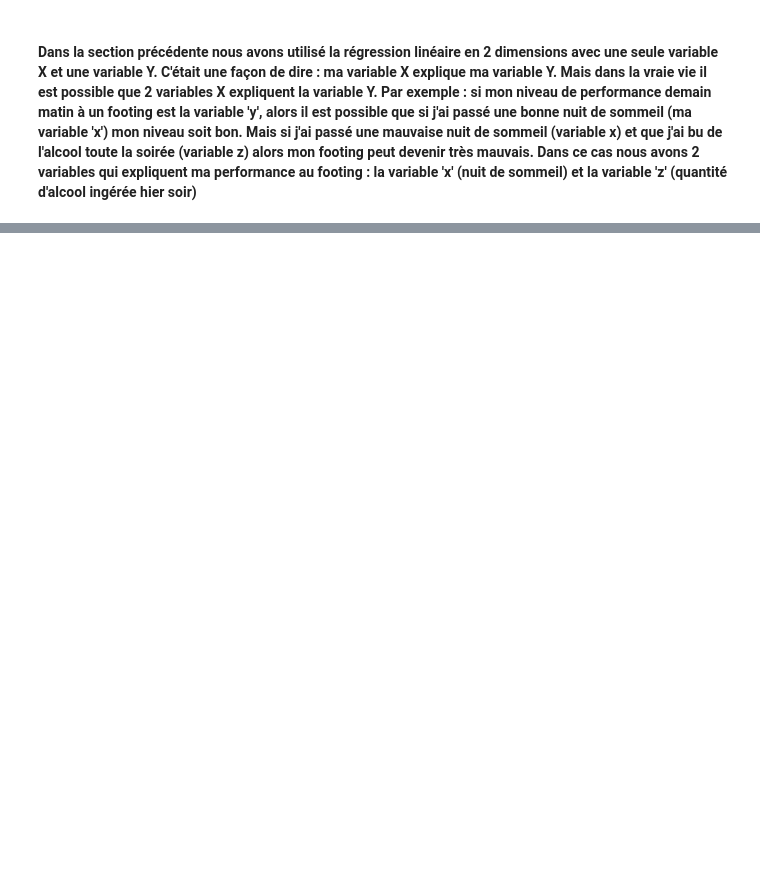
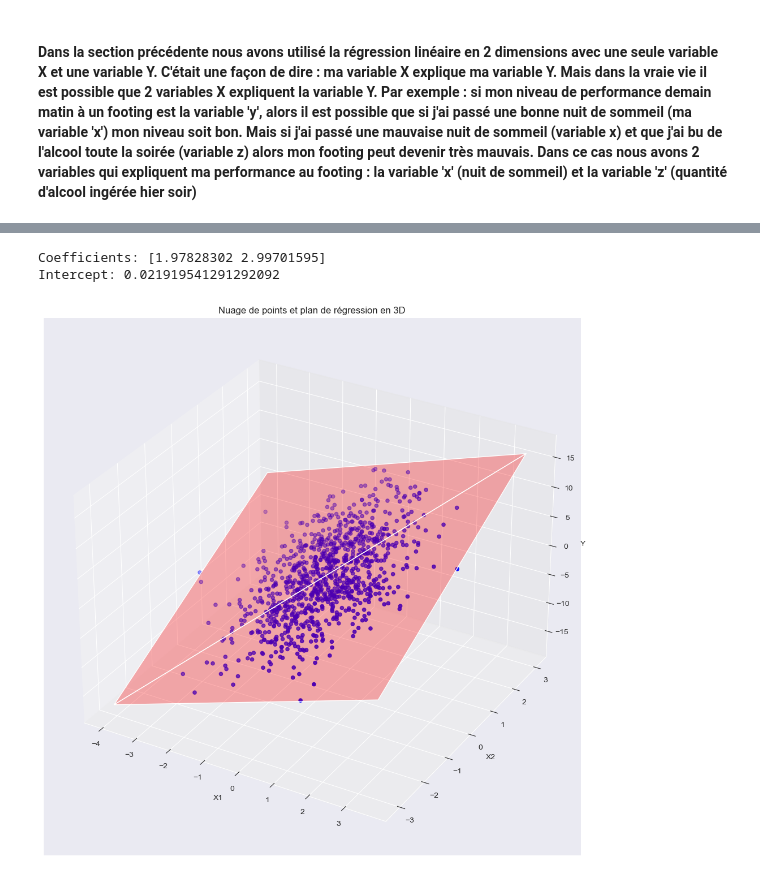
Before and after one commit to viennetcesar/trading_code, a Jupyter notebook: régression linéaire.ipynb, the cells around one changed output, grey strips where cells are left out. Drawn from its saved outputs; the diff is of its cells as text; code cells hidden in the pictures; blank space fills up the shorter version.

Commit message:
Fin du notebook régression 3D

```diff
--- a/régression linéaire.ipynb
+++ b/régression linéaire.ipynb
@@ -233,0 +227,72 @@ plt.show()
+# %%
+# Générer les données
+nombre = 1000
+
+X1 = np.random.randn(nombre)
+X2 = np.random.randn(nombre)
+
+Y = 2*X1 + 3*X2 + np.random.randn(nombre) * 0.5
+
+# On crée nos 2 colonnes qui contiennent X1 et X2
+X = np.column_stack((X1, X2))
+
+# On crée un objet qui contient le modèle de régression linéaire
+model = LinearRegression()
+
+# On donne à l'objet nos données pour qu'il calcule la régression linéaire
+model.fit(X, Y)
+
+# Obtenir les coefficients du modèle
+# on accède aux coefficients calculés de la manière suivante
+coefficients = model.coef_
+
+# Le coefficient de l'ordonnée à l'origine se nomme 'intercept' en Anglais
+intercept = model.intercept_
+
+# On imprime ces coefficients pour voir leur valeur calculée
+print(f"Coefficients: {coefficients}")
+print(f"Intercept: {intercept}")
+
+# Tracer les points et le plan de régression
+fig = plt.figure(figsize=(12, 10))
+ax = fig.add_subplot(111, projection='3d')
+
+# Nuage de points
+ax.scatter(X1, X2, Y, color='blue', marker='o')
+
+# Générer les sommets du plan de régression
+x1_min, x1_max = X1.min(), X1.max()
+x2_min, x2_max = X2.min(), X2.max()
+
+x1_surf = np.array([x1_min, x1_max, x1_min, x1_max])
+x2_surf = np.array([x2_min, x2_min, x2_max, x2_max])
+# On écrit 2 fois les coordonnées dans notre x1_surface et dans notre x2_surface pour
+# créer les 4 somments du plan qu'on va dessiner, voici une petite explication visuelle
+
+# (x1_min, x2_max)  --------------- (x1_max, x2_max)
+#                    |                         |
+#                    |                         |
+#                    |                         |
+# (x1_min, x2_min)  --------------- (x1_max, x2_min)
+
+y_surf = intercept + coefficients[0] * x1_surf + coefficients[1] * x2_surf
+
+# Tracer le plan de régression
+# plot_trisurf dessine une surface de type triangulaire, le alpha= 0.3 désigne à quel point la surface
+# doit être transparente sur le graphique. Si vous augmenter le alpha vers la valeur 1, petit à petit
+# la surface devient complètement opaque
+ax.plot_trisurf(x1_surf, x2_surf, y_surf, color='red', alpha=0.3)
+
+# Étiquettes et titre
+ax.set_xlabel('X1')
+ax.set_ylabel('X2')
+ax.set_zlabel('Y')
+ax.set_title('Nuage de points et plan de régression en 3D')
+
+# Améliorer automatique la qualité et les dimensions du graphique
+plt.tight_layout()
+plt.show()
+# %% [output]
+Coefficients: [1.97828302 2.99701595]
+Intercept: 0.021919541291292092
+[figure, added]
```
Also changed, not shown: parts of 7 cells of this notebook.
